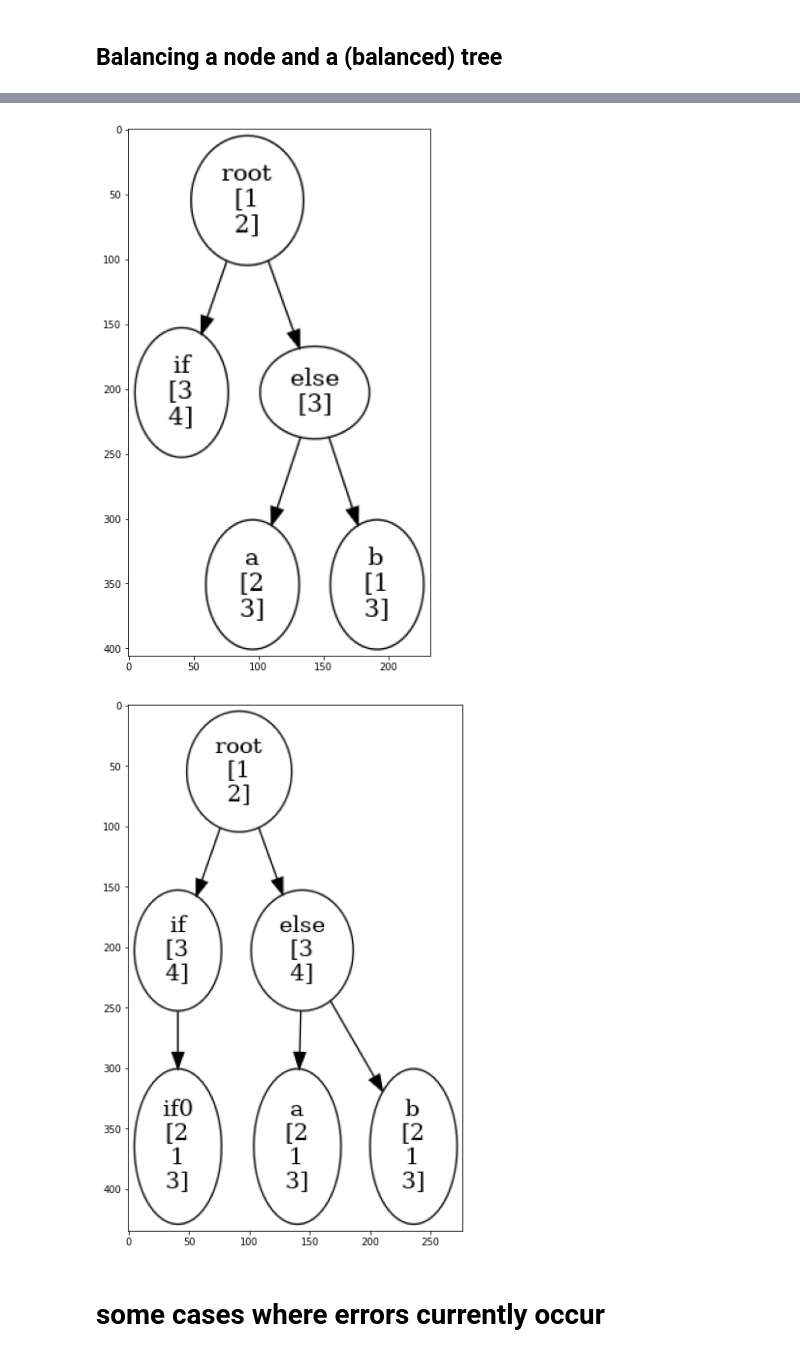
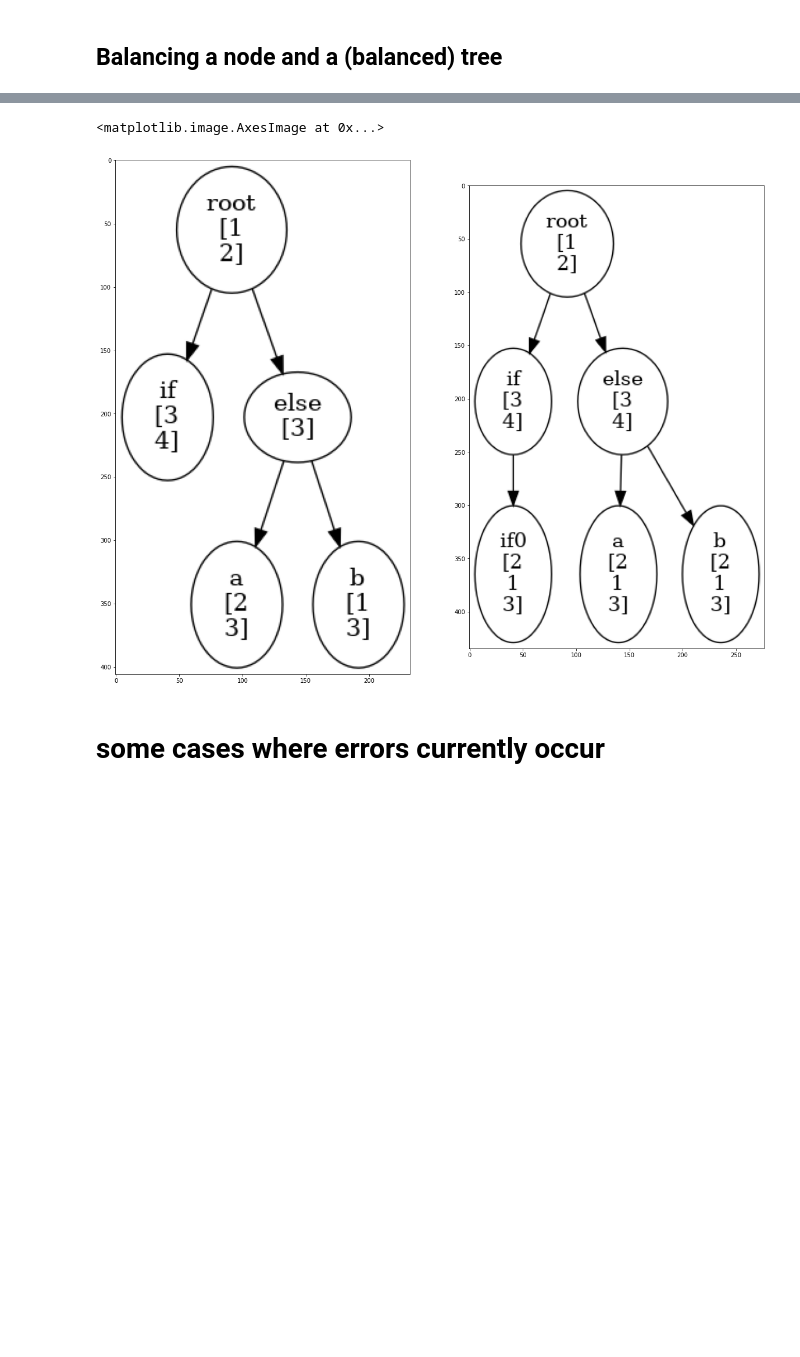
Before and after one commit to DBGilles/NemesisRetroWrite, a Jupyter notebook: retrowrite/rwtools/nemesis/notebooks/balancing_algorithm.ipynb, the cells around one changed output, grey strips where cells are left out. Drawn from its saved outputs; the diff is of its cells as text; code cells hidden in the pictures; blank space fills up the shorter version.

```diff
--- a/retrowrite/rwtools/nemesis/notebooks/balancing_algorithm.ipynb
+++ b/retrowrite/rwtools/nemesis/notebooks/balancing_algorithm.ipynb
@@ -180,9 +171,13 @@ b = AbstractNemesisNode([1,3], "b")
 G = nx.DiGraph()
 G.add_nodes_from([root, ifbranch, elsebranch, a, b])
 G.add_edges_from([(root, ifbranch), (root, elsebranch), (elsebranch, a), (elsebranch, b)])
-to_png(G, "test2_pre_balance")
-balance_branching_point(G,  root)
-to_png(G, "test2")
+
+cfg = ControlFlowGraph(list(G.nodes), G)
+figs, axs = plt.subplots(1, 2, figsize=(20, 20))
+axs[0].imshow(cfg.to_img())
+
+balance_branching_point(cfg,  root)
+axs[1].imshow(cfg.to_img())
 # %% [output]
 balancing node root, with 2 children
 balancing node else, with 2 children
@@ -192,5 +184,5 @@ warning, no nop instruction found with latency 4
+<matplotlib.image.AxesImage at 0x...>
-[figure, old version]
+[figure, new version]
-[figure, removed]
 # %% [markdown]
 # some cases where errors currently occur
 # %%
```
Also changed, not shown: parts of 6 cells of this notebook, 8 other files.
